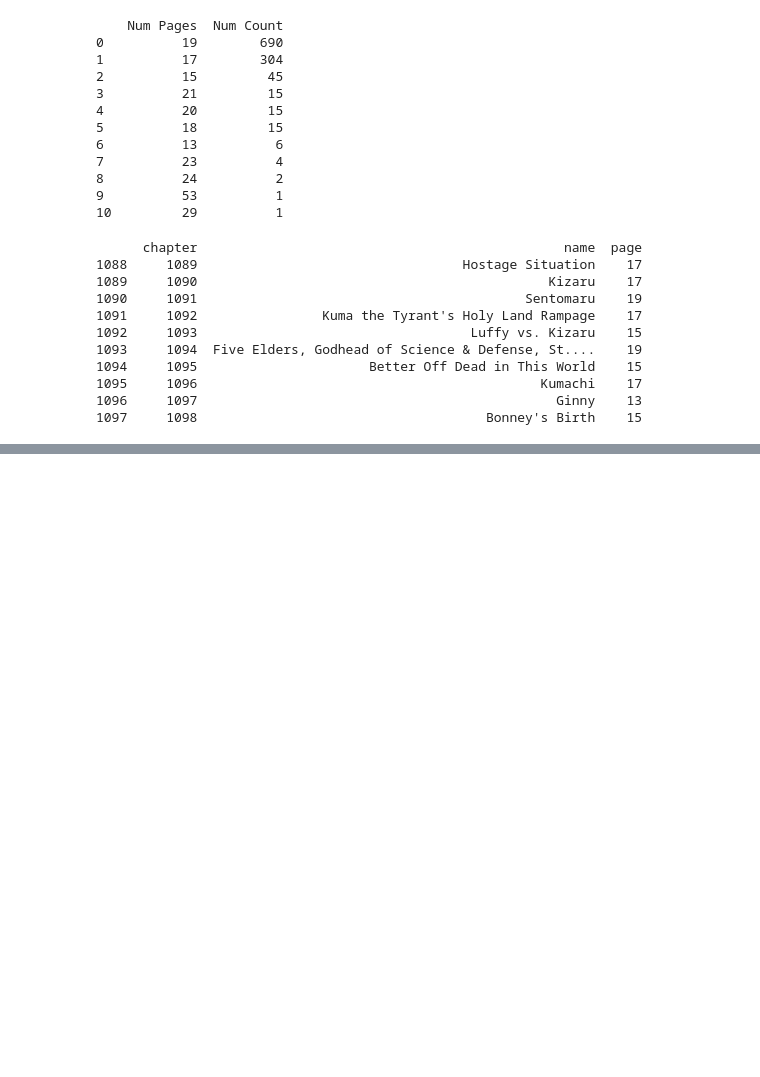
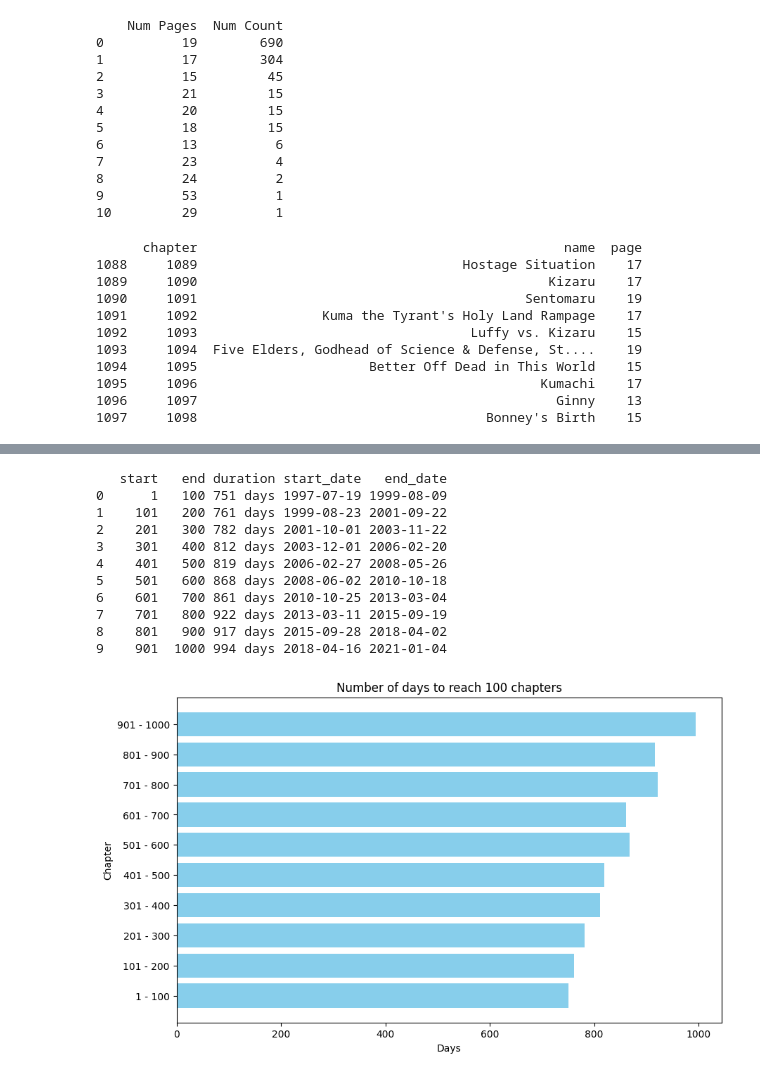
Before and after one commit to ismailsunni/onepieceofdata, a Jupyter notebook: notebooks/explore_chapter.ipynb, the cells around one changed output, grey strips where cells are left out. Cells and saved outputs as stored; diff of their text form; code cells hidden in the pictures; blank space fills up the shorter version.

Commit message:
Add 100 chapters

```diff
--- a/notebooks/explore_chapter.ipynb
+++ b/notebooks/explore_chapter.ipynb
@@ -183,0 +188,56 @@ print(last_chapters)
+# %%
+import plotly.express as px
+
+i = 0
+num_range_chapter = 100
+duration_chapter = []
+while i < len(df) - num_range_chapter:
+    start_date = df.iloc[i]['real_date']
+    end_date = df.iloc[i + num_range_chapter - 1]['real_date']
+    diff = end_date - start_date
+    duration_chapter.append({
+        'start': i + 1,
+        'end': i + num_range_chapter,
+        'duration': diff,
+        'start_date': start_date,
+        'end_date': end_date
+    })
+    i += num_range_chapter
+df_duration = pd.DataFrame(duration_chapter)
+print(df_duration)
+
+# Create a new column for the bar labels (combination of two columns)
+df_duration['BarLabel'] = df_duration['start'].astype(str) + ' - ' + df_duration['end'].astype(str)
+df_duration['duration_days'] = df_duration['duration'].dt.days
+
+# Plotting the horizontal bar chart
+fig, ax = plt.subplots(figsize=(10, 6))
+bars = plt.barh(df_duration['BarLabel'], df_duration['duration_days'], color='skyblue')
+plt.xlabel('Days')
+plt.ylabel('Chapter')
+plt.title('Number of days to reach 100 chapters')
+plt.show()
+
+# Display values on the bars
+# for bar, value in zip(bars, df_duration['duration_days']):
+#     plt.text(bar.get_width(), bar.get_y() + bar.get_height() / 2, str(value), ha='left', va='center')
+
+fig = px.bar(df_duration, x='duration_days', y='BarLabel', orientation='h', text='duration_days',
+             labels={'BarLabel': 'Chapter', 'duration_days': 'Days'},
+             title='Number of days to reach 100 chapters')
+
+# Show the figure
+fig.show()
+# %% [output]
+   start   end duration start_date   end_date
+0      1   100 751 days 1997-07-19 1999-08-09
+1    101   200 761 days 1999-08-23 2001-09-22
+2    201   300 782 days 2001-10-01 2003-11-22
+3    301   400 812 days 2003-12-01 2006-02-20
+4    401   500 819 days 2006-02-27 2008-05-26
+5    501   600 868 days 2008-06-02 2010-10-18
+6    601   700 861 days 2010-10-25 2013-03-04
+7    701   800 922 days 2013-03-11 2015-09-19
+8    801   900 917 days 2015-09-28 2018-04-02
+9    901  1000 994 days 2018-04-16 2021-01-04
+[figure, added]
```
Also changed, not shown: parts of 1 cell of this notebook.
